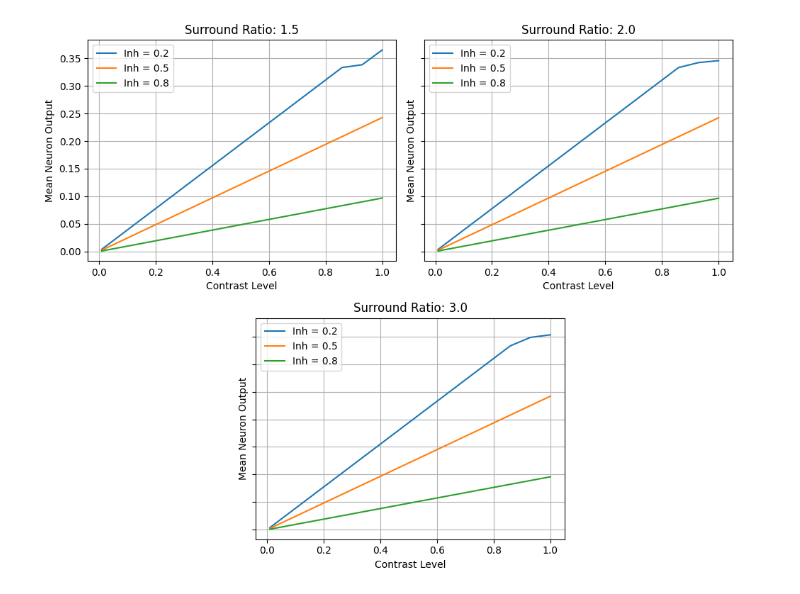
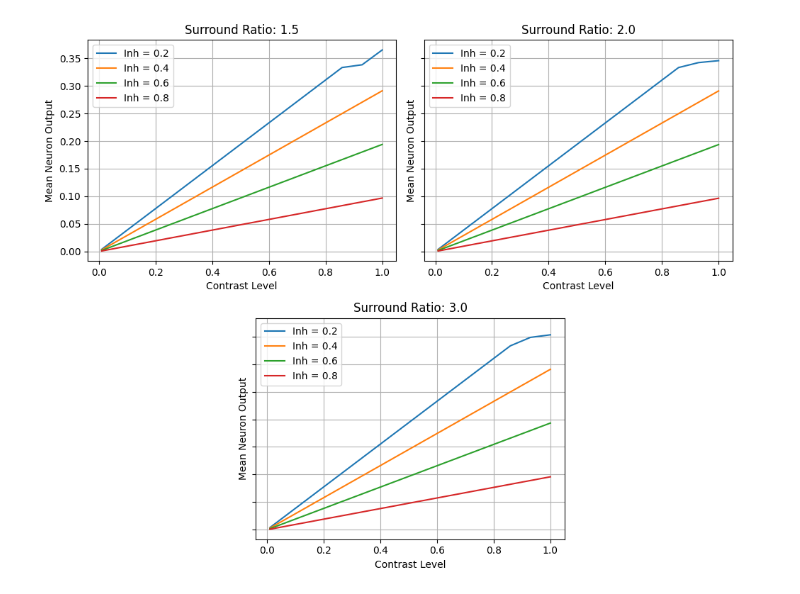
Before and after one commit to elsmith980/retina-neuron-model, a Jupyter notebook: retina-neuron-model.ipynb, the cells around one changed output. Cells and saved outputs as stored; diff of their text form; code cells hidden in the pictures.

Commit message:
some more graphs and images

```diff
--- a/retina-neuron-model.ipynb
+++ b/retina-neuron-model.ipynb
@@ -119,39 +149,39 @@ import matplotlib.pyplot as plt
 # Parameters to sweep
 contrast_levels = np.linspace(0.01, 1.0, 15)
 threshold_fixed = 0.7  # Fix threshold across comparisons
-inhibitions = [0.2, 0.5, 0.8]
+inhibition_values = [0.2, 0.4, 0.6, 0.8]
 surround_ratios = [1.5, 2.0, 3.0]
 
 mosaic = """AABB
             .CC."""
 
 surround_labels = ["A", "B", "C"]  # maps to keys in mosaic
 
 # Plotting setup
 fig, ax_dict = plt.subplot_mosaic(mosaic, figsize = (10, 8), sharey = True)
 
 for label, surround_ratio in zip(surround_labels, surround_ratios):
     ax = ax_dict[label]
-    for inhibition in inhibitions:
+    for inhibition in inhibition_values:
         kernel = centre_surround_filter(
             centre_sigma = 1,
             surround_sigma = 1 * surround_ratio,
             inhibition_strength = inhibition
         )
         contrast_levels, mean_outputs = run_contrast_response_curve(kernel, threshold_fixed, contrast_levels)
         ax.plot(contrast_levels, mean_outputs, label = f"Inh = {inhibition}")
 
     ax.set_title(f"Surround Ratio: {surround_ratio}")
     ax.set_xlabel("Contrast Level")
-    if i == 0:
+    if ax == 'AA':
         ax.set_ylabel("Mean Neuron Output")
     ax.legend()
     ax.grid(True)
 
 plt.tight_layout(rect=[0, 0, 1, 1])
 plt.show()
 # %% [output]
-[figure, old version]
+[figure, new version]
 # %%
 # edge detection analysis
 def plot_f1_heatmaps(df):
```
Also changed, not shown: parts of 3 cells of this notebook, 4 other files.
